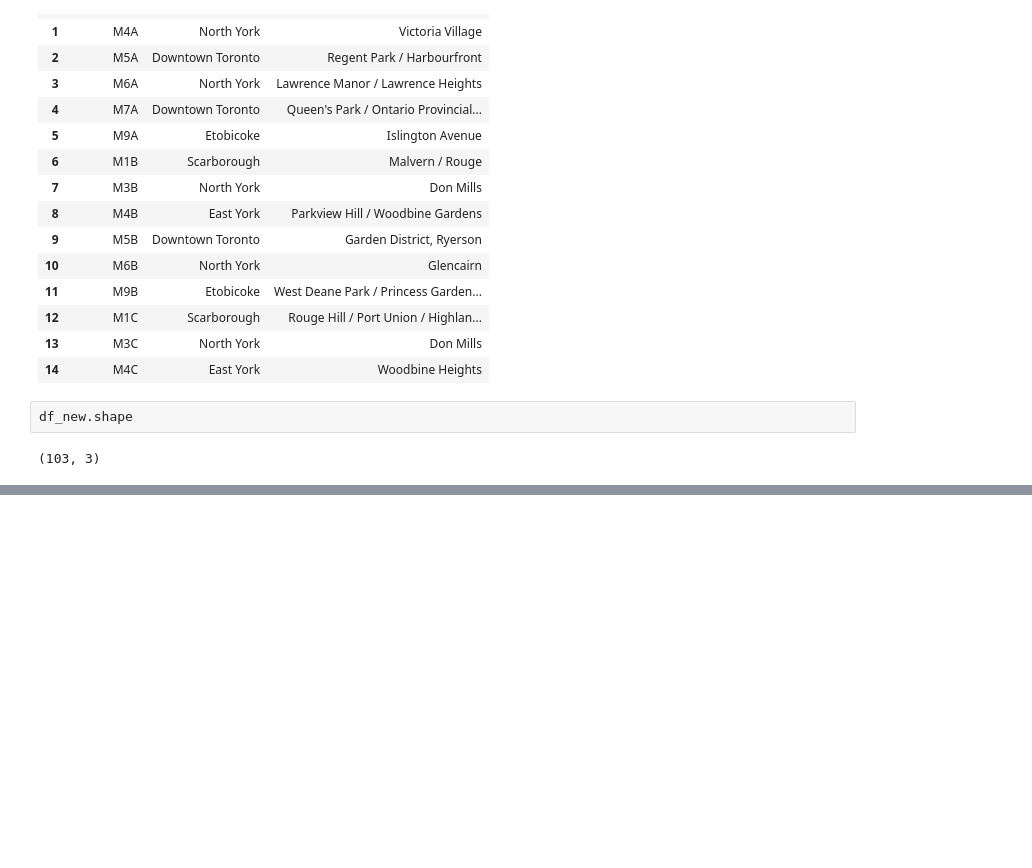
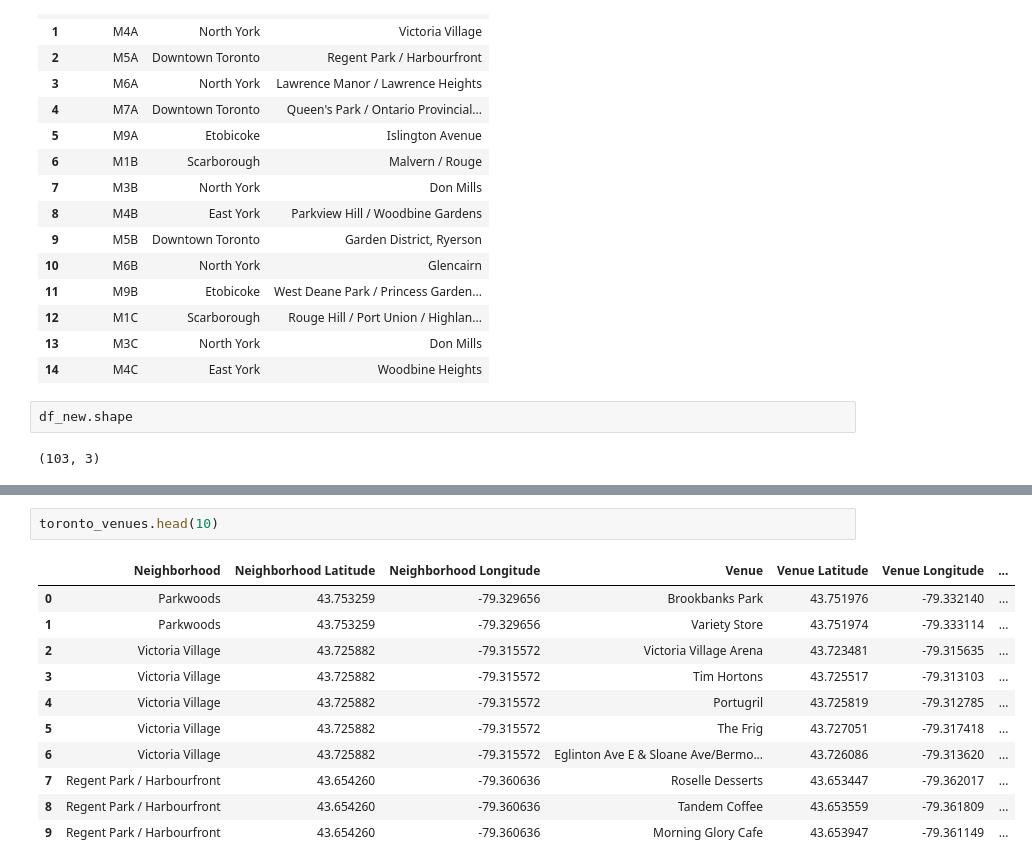
Before and after one commit to shivaram-nn/Coursera_Capstone, a Jupyter notebook: Segmentation and Clustering of Data from Toronto.ipynb, the cells around one changed output, grey strips where cells are left out. Cells and saved outputs as stored; diff of their text form; blank space fills up the shorter version.

```diff
--- a/Segmentation and Clustering of Data from Toronto.ipynb
+++ b/Segmentation and Clustering of Data from Toronto.ipynb
@@ -77,0 +277,14 @@ df_new.shape
+# %%
+toronto_venues.head(10)
+# %% [output]
+|  | Neighborhood | Neighborhood Latitude | Neighborhood Longitude | Venue | Venue Latitude | Venue Longitude | ... |
+| 0 | Parkwoods | 43.753259 | -79.329656 | Brookbanks Park | 43.751976 | -79.332140 | ... |
+| 1 | Parkwoods | 43.753259 | -79.329656 | Variety Store | 43.751974 | -79.333114 | ... |
+| 2 | Victoria Village | 43.725882 | -79.315572 | Victoria Village Arena | 43.723481 | -79.315635 | ... |
+| 3 | Victoria Village | 43.725882 | -79.315572 | Tim Hortons | 43.725517 | -79.313103 | ... |
+| 4 | Victoria Village | 43.725882 | -79.315572 | Portugril | 43.725819 | -79.312785 | ... |
+| 5 | Victoria Village | 43.725882 | -79.315572 | The Frig | 43.727051 | -79.317418 | ... |
+| 6 | Victoria Village | 43.725882 | -79.315572 | Eglinton Ave E & Sloane Ave/Bermo... | 43.726086 | -79.313620 | ... |
+| 7 | Regent Park / Harbourfront | 43.654260 | -79.360636 | Roselle Desserts | 43.653447 | -79.362017 | ... |
+| 8 | Regent Park / Harbourfront | 43.654260 | -79.360636 | Tandem Coffee | 43.653559 | -79.361809 | ... |
+| 9 | Regent Park / Harbourfront | 43.654260 | -79.360636 | Morning Glory Cafe | 43.653947 | -79.361149 | ... |
```
Also changed, not shown: parts of 20 cells of this notebook.
